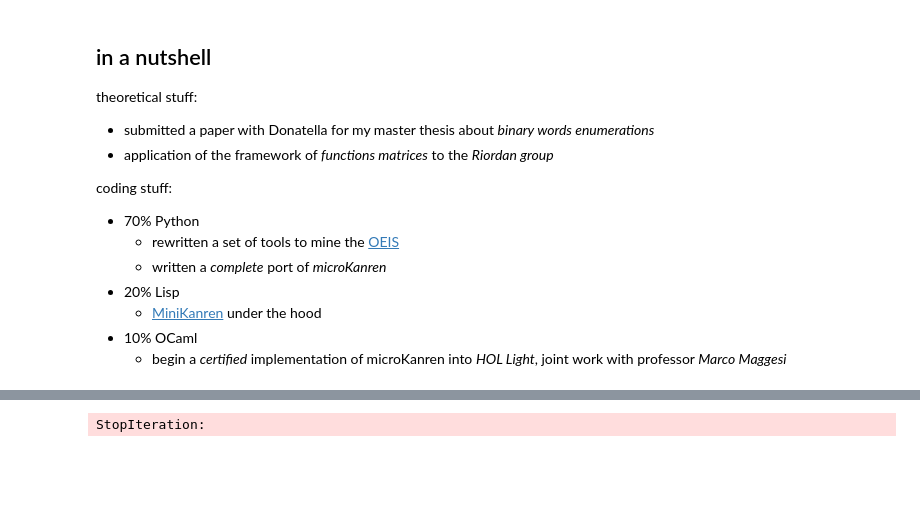
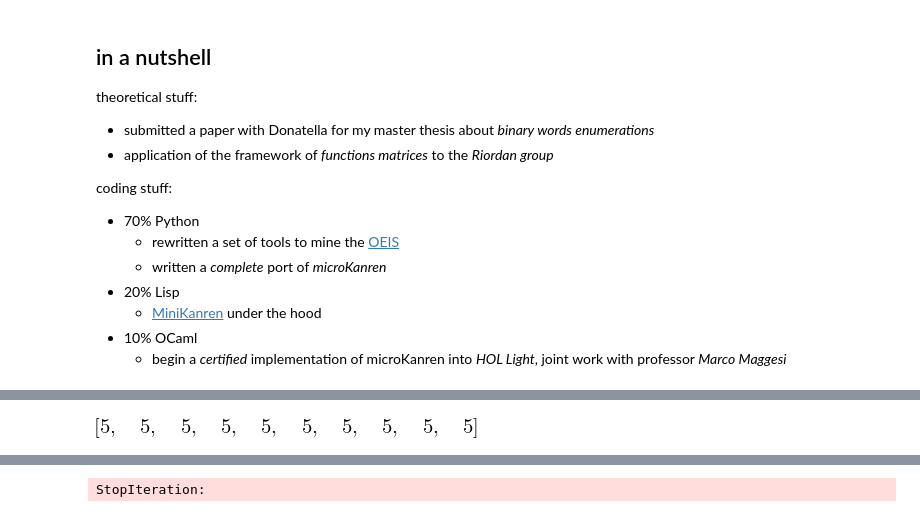
Before and after one commit to massimo-nocentini/massimo-nocentini.github.io, a Jupyter notebook: PhD/second-year-summary/presentation.ipynb, the cells around one changed output, grey strips where cells are left out. Drawn from its saved outputs; the diff is of its cells as text; code cells hidden in the pictures; blank space fills up the shorter version.

```diff
--- a/PhD/second-year-summary/presentation.ipynb
+++ b/PhD/second-year-summary/presentation.ipynb
@@ -449,0 +216,8 @@ crawl(seq='cleaned_fibonacci')
+# %%
+def fives(x):
+    return unify(5, x) | fives(x)
+
+try:
+    run(fresh(lambda x: fives(x)))
+except RecursionError:
+    pass
@@ -449,0 +246,7 @@ crawl(seq='cleaned_fibonacci')
+# %%
+def fives(x):
+    return unify(5, x) | fresh(lambda: fives(x))
+
+run(fresh(fives), n=10)
+# %% [output]
+[figure, added]
```
Also changed, not shown: parts of 54 cells of this notebook, 1 other file.
